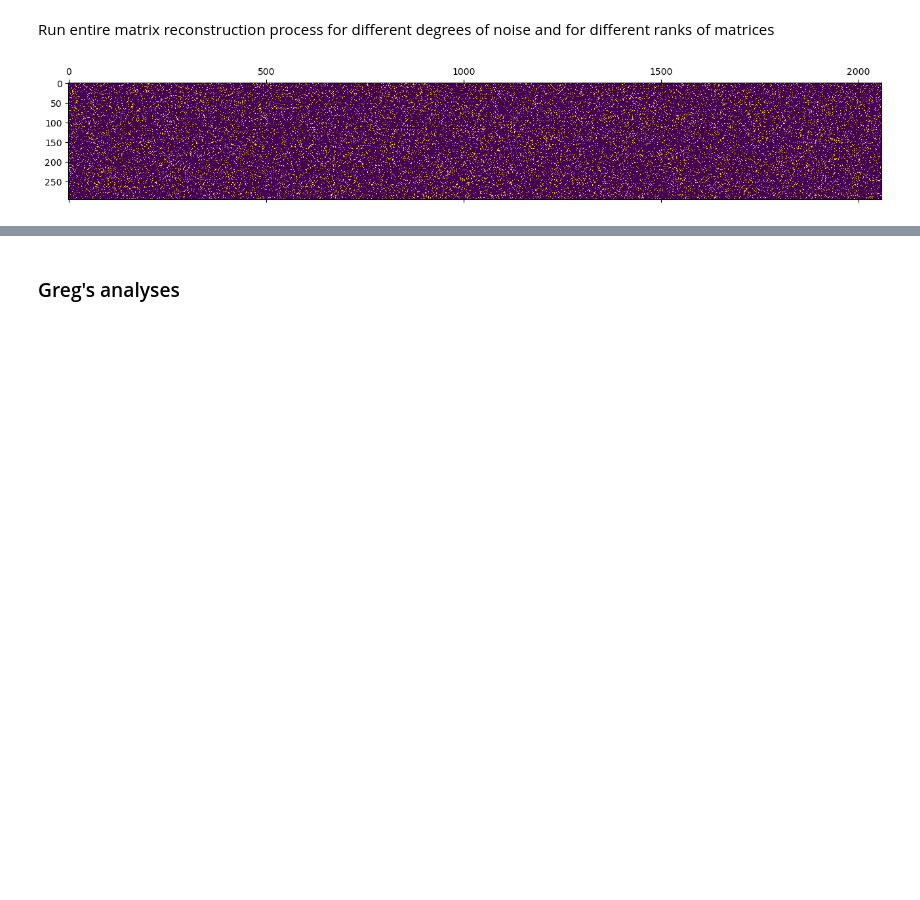
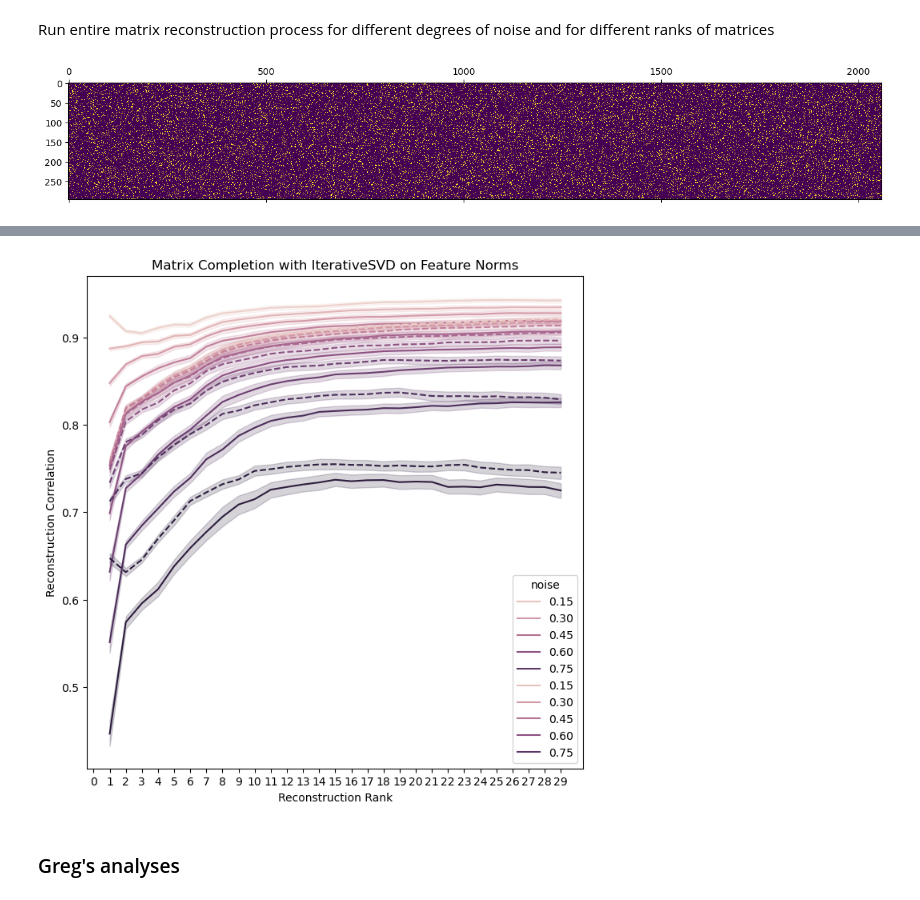
Before and after one commit to siddsuresh97/conceptual_representations_gpt, a Jupyter notebook: scripts/matrix_completion/matrix_completion.ipynb, the cells around one changed output, grey strips where cells are left out. Saved outputs shown, nothing was run; the diff lists cells and outputs as text; code cells hidden in the pictures; blank space fills up the shorter version.

Commit message:
update matrix completion

```diff
--- a/scripts/matrix_completion/matrix_completion.ipynb
+++ b/scripts/matrix_completion/matrix_completion.ipynb
@@ -204,3 +381,32 @@ plt.show()
+# %%
+### plot things!
+
+plt.figure(figsize=(8,8))
+sns.lineplot(x='rank',y='corr',hue='noise',data=recon_df_pos)
+plt.xticks(np.arange(0,30,step=1))
+
+## place legend outside of plot
+
+
+sns.lineplot(x='rank',y='corr',hue='noise', data=recon_df_neg, linestyle='--')
+
+plt.xticks(np.arange(0,30,step=1))
+
+plt.ylabel('Reconstruction Correlation')
+plt.xlabel('Reconstruction Rank')
+plt.legend(title='noise')
+plt.title('Matrix Completion with IterativeSVD on Feature Norms')
+
+
+
+
+
+
+
+## place legend outside of plot
+plt.show()
+# %% [output]
+[figure, added]
 # %% [markdown]
 ### Greg's analyses
 # %%
```
Also changed, not shown: parts of 19 cells of this notebook.
